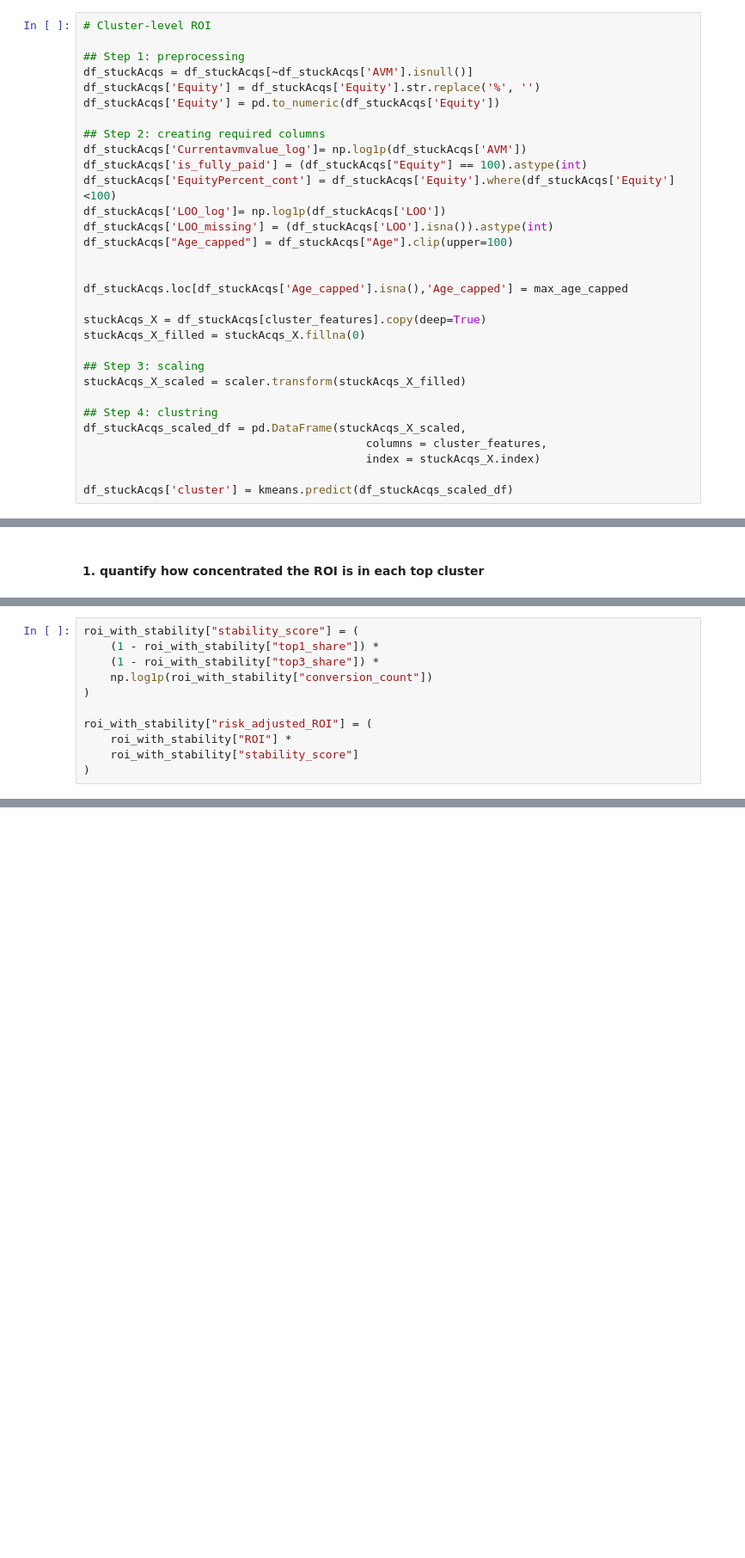
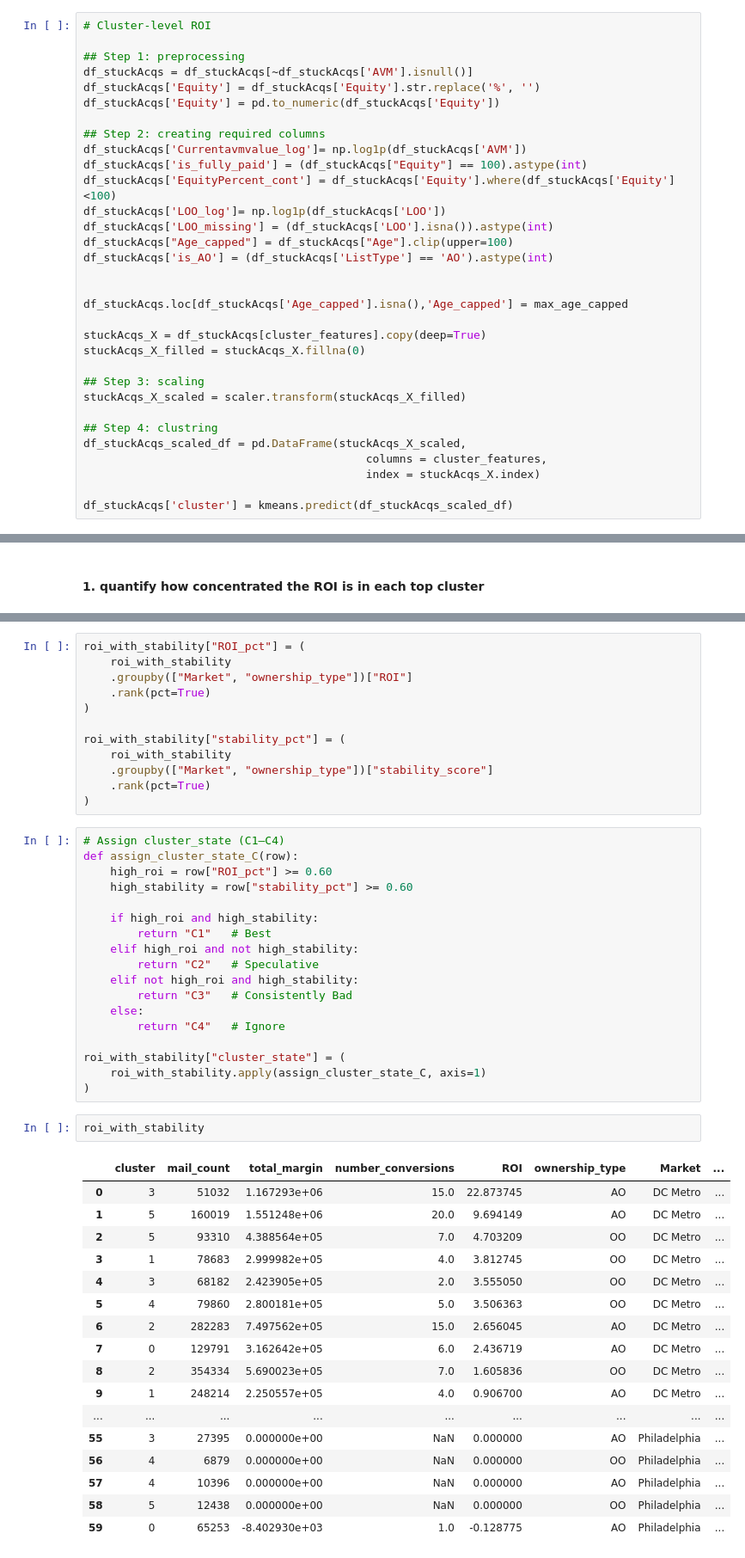
Before and after one commit to m-kareem/Property_clustring, a Jupyter notebook: Data_exploration_04.ipynb, the cells around one changed output, grey strips where cells are left out. Shown at 86% size. Saved outputs shown, nothing was run; the diff lists cells and outputs as text; blank space fills up the shorter version.

Commit message:
Stabiliity and ROI adjusted scores

```diff
--- a/Data_exploration_04.ipynb
+++ b/Data_exploration_04.ipynb
@@ -896,6 +896,7 @@ df_stuckAcqs['EquityPercent_cont'] = df_stuckAcqs['Equity'].where(df_stuckAcqs['
 df_stuckAcqs['LOO_log']= np.log1p(df_stuckAcqs['LOO'])
 df_stuckAcqs['LOO_missing'] = (df_stuckAcqs['LOO'].isna()).astype(int)
 df_stuckAcqs["Age_capped"] = df_stuckAcqs["Age"].clip(upper=100)
+df_stuckAcqs['is_AO'] = (df_stuckAcqs['ListType'] == 'AO').astype(int)
 
 
 df_stuckAcqs.loc[df_stuckAcqs['Age_capped'].isna(),'Age_capped'] = max_age_capped
@@ -1333,11 +1345,0 @@ Stability Score = (1 − top1_share) × (1 − top3_share) × log(1 + conversion
-# %%
-roi_with_stability["stability_score"] = (
-    (1 - roi_with_stability["top1_share"]) *
-    (1 - roi_with_stability["top3_share"]) *
-    np.log1p(roi_with_stability["conversion_count"])
-)
-
-roi_with_stability["risk_adjusted_ROI"] = (
-    roi_with_stability["ROI"] *
-    roi_with_stability["stability_score"]
-)
@@ -1397,0 +1360,50 @@ roi_with_stability.sort_values(
+# %%
+roi_with_stability["ROI_pct"] = (
+    roi_with_stability
+    .groupby(["Market", "ownership_type"])["ROI"]
+    .rank(pct=True)
+)
+
+roi_with_stability["stability_pct"] = (
+    roi_with_stability
+    .groupby(["Market", "ownership_type"])["stability_score"]
+    .rank(pct=True)
+)
+# %%
+# Assign cluster_state (C1–C4)
+def assign_cluster_state_C(row):
+    high_roi = row["ROI_pct"] >= 0.60
+    high_stability = row["stability_pct"] >= 0.60
+
+    if high_roi and high_stability:
+        return "C1"   # Best
+    elif high_roi and not high_stability:
+        return "C2"   # Speculative
+    elif not high_roi and high_stability:
+        return "C3"   # Consistently Bad
+    else:
+        return "C4"   # Ignore
+
+roi_with_stability["cluster_state"] = (
+    roi_with_stability.apply(assign_cluster_state_C, axis=1)
+)
+# %%
+roi_with_stability
+# %% [output]
+|  | cluster | mail_count | total_margin | number_conversions | ROI | ownership_type | Market | ... |
+| 0 | 3 | 51032 | 1.167293e+06 | 15.0 | 22.873745 | AO | DC Metro | ... |
+| 1 | 5 | 160019 | 1.551248e+06 | 20.0 | 9.694149 | AO | DC Metro | ... |
+| 2 | 5 | 93310 | 4.388564e+05 | 7.0 | 4.703209 | OO | DC Metro | ... |
+| 3 | 1 | 78683 | 2.999982e+05 | 4.0 | 3.812745 | OO | DC Metro | ... |
+| 4 | 3 | 68182 | 2.423905e+05 | 2.0 | 3.555050 | OO | DC Metro | ... |
+| 5 | 4 | 79860 | 2.800181e+05 | 5.0 | 3.506363 | OO | DC Metro | ... |
+| 6 | 2 | 282283 | 7.497562e+05 | 15.0 | 2.656045 | AO | DC Metro | ... |
+| 7 | 0 | 129791 | 3.162642e+05 | 6.0 | 2.436719 | AO | DC Metro | ... |
+| 8 | 2 | 354334 | 5.690023e+05 | 7.0 | 1.605836 | OO | DC Metro | ... |
+| 9 | 1 | 248214 | 2.250557e+05 | 4.0 | 0.906700 | AO | DC Metro | ... |
+| ... | ... | ... | ... | ... | ... | ... | ... | ... |
+| 55 | 3 | 27395 | 0.000000e+00 | NaN | 0.000000 | AO | Philadelphia | ... |
+| 56 | 4 | 6879 | 0.000000e+00 | NaN | 0.000000 | OO | Philadelphia | ... |
+| 57 | 4 | 10396 | 0.000000e+00 | NaN | 0.000000 | AO | Philadelphia | ... |
+| 58 | 5 | 12438 | 0.000000e+00 | NaN | 0.000000 | OO | Philadelphia | ... |
+| 59 | 0 | 65253 | -8.402930e+03 | 1.0 | -0.128775 | AO | Philadelphia | ... |
```
Also changed, not shown: parts of 20 cells of this notebook, 5 other files.
